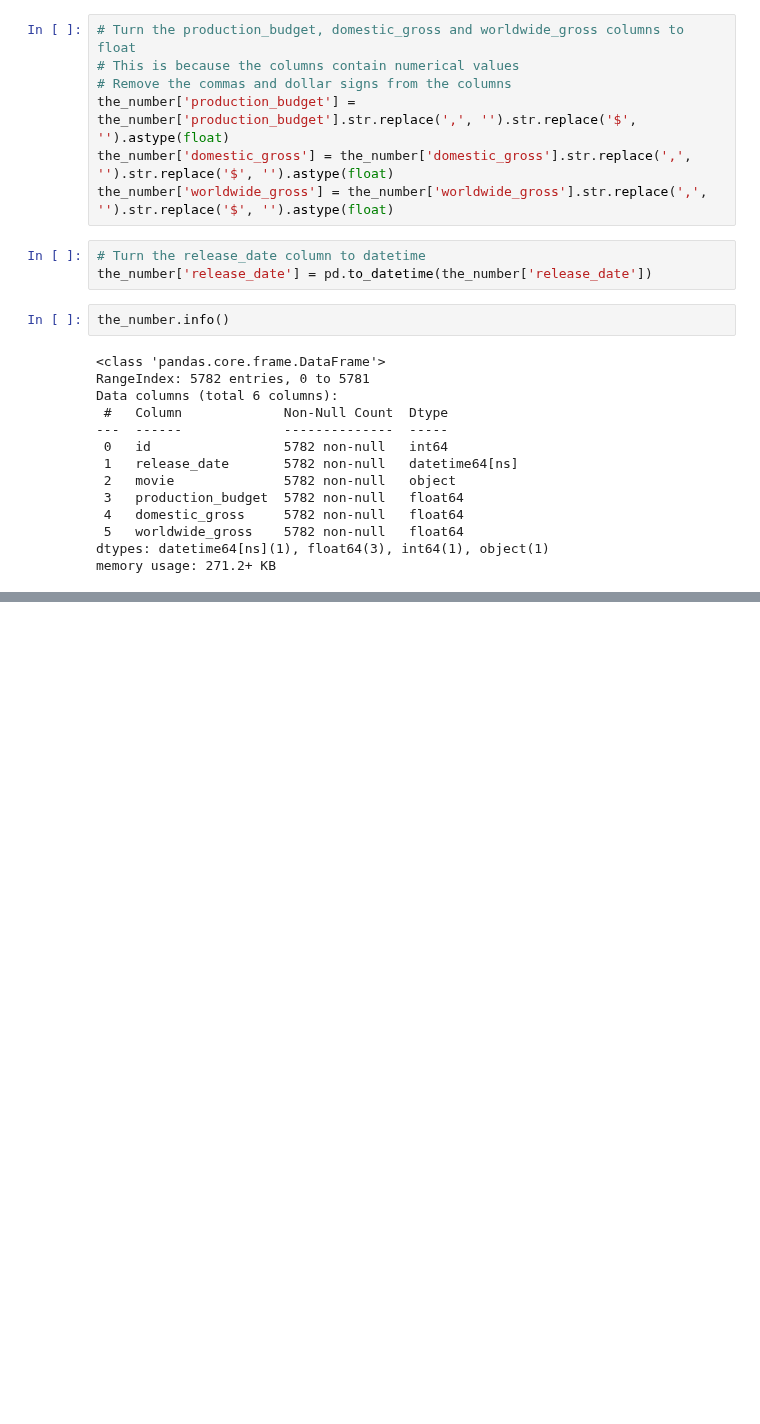
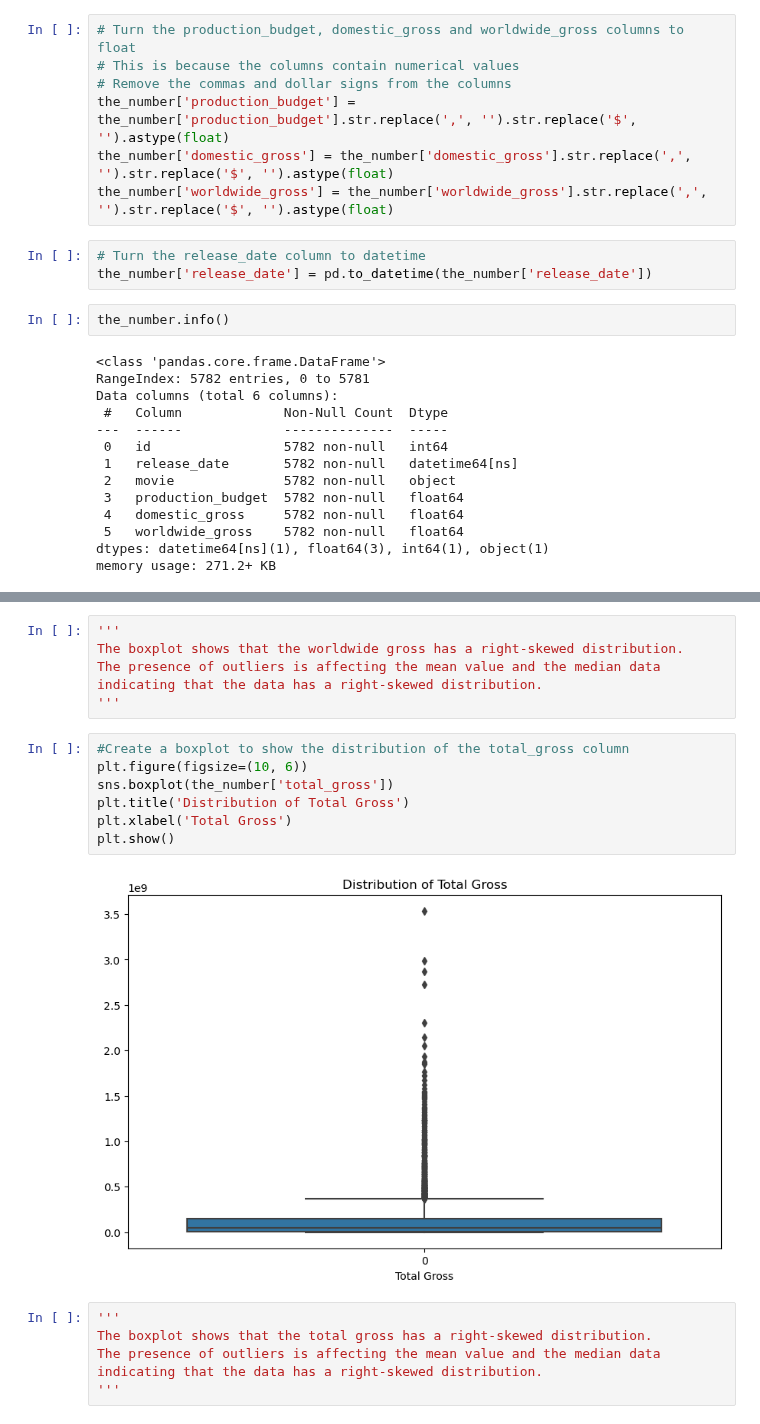
Before and after one commit to mbuvimuia/BoxOfficeInsights-MicrosoftStudio, a Jupyter notebook: student.ipynb, the cells around one changed output, grey strips where cells are left out. Cells and saved outputs as stored; diff of their text form; blank space fills up the shorter version.

```diff
--- a/student.ipynb
+++ b/student.ipynb
@@ -1050,0 +1509,19 @@ the_number.tail()
+# %%
+'''
+The boxplot shows that the worldwide gross has a right-skewed distribution.
+The presence of outliers is affecting the mean value and the median data indicating that the data has a right-skewed distribution.
+'''
+# %%
+#Create a boxplot to show the distribution of the total_gross column
+plt.figure(figsize=(10, 6))
+sns.boxplot(the_number['total_gross'])
+plt.title('Distribution of Total Gross')
+plt.xlabel('Total Gross')
+plt.show()
+# %% [output]
+[figure, added]
+# %%
+'''
+The boxplot shows that the total gross has a right-skewed distribution.
+The presence of outliers is affecting the mean value and the median data indicating that the data has a right-skewed distribution.
+'''
```
Also changed, not shown: parts of 60 cells of this notebook.
